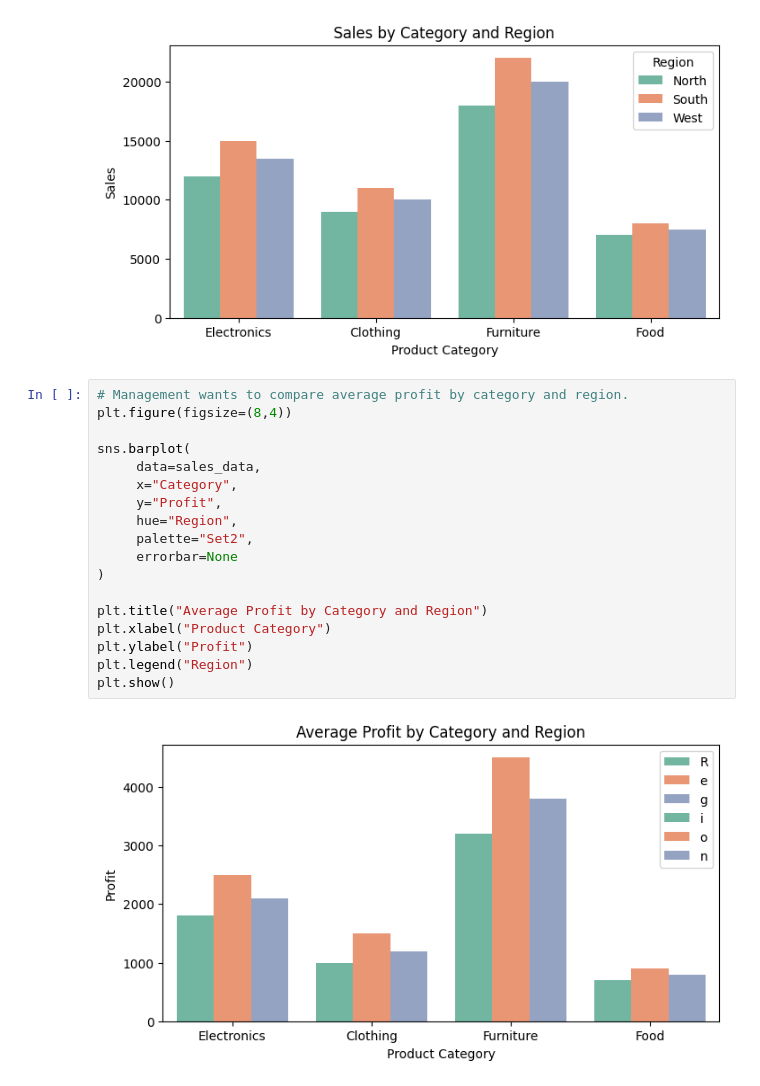
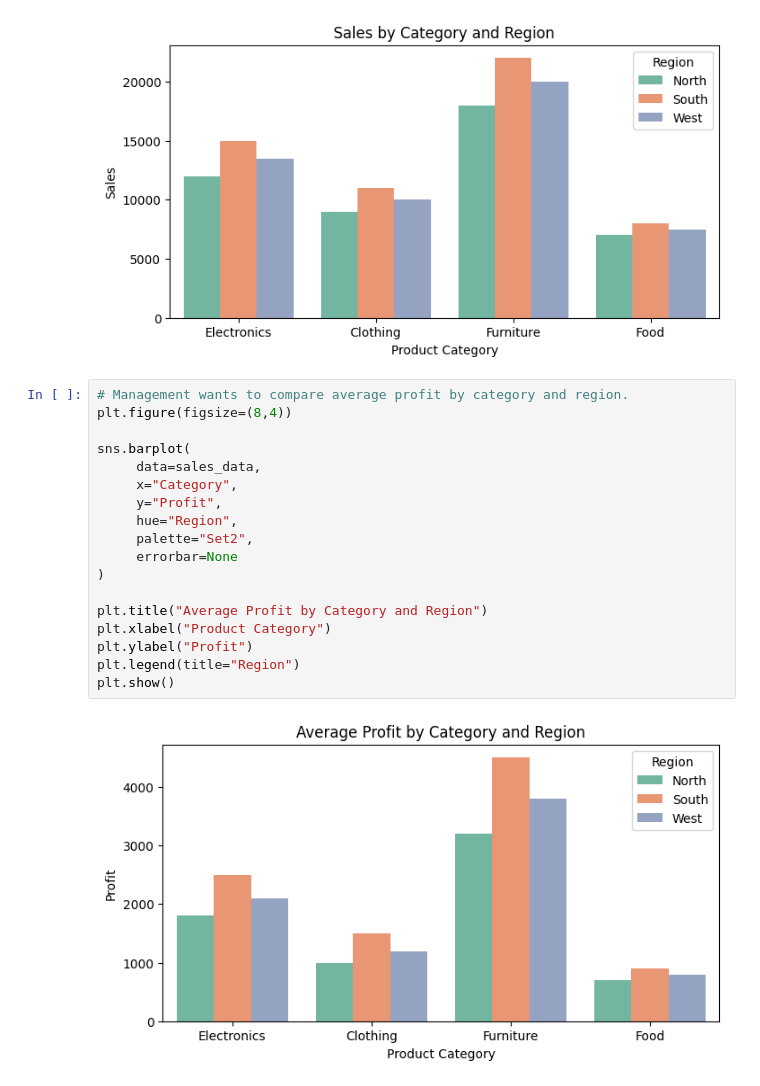
Before and after one commit to ivaibhavpawar1045/Python-Data-Analytics, a Jupyter notebook: 34_Advanced_Seaborn_Visualization/practice.ipynb, the cells around one changed output. Cells and saved outputs as stored; diff of their text form.

```diff
--- a/34_Advanced_Seaborn_Visualization/practice.ipynb
+++ b/34_Advanced_Seaborn_Visualization/practice.ipynb
@@ -89,20 +89,20 @@ plt.show()
 # %%
 # Management wants to compare average profit by category and region.
 plt.figure(figsize=(8,4))
 
 sns.barplot(
      data=sales_data,
      x="Category",
      y="Profit",
      hue="Region",
      palette="Set2",
      errorbar=None
 )
 
 plt.title("Average Profit by Category and Region")
 plt.xlabel("Product Category")
 plt.ylabel("Profit")
-plt.legend("Region")
+plt.legend(title="Region")
 plt.show()
 # %% [output]
-[figure, old version]
+[figure, new version]
```
Also changed, not shown: parts of 4 cells of this notebook.
